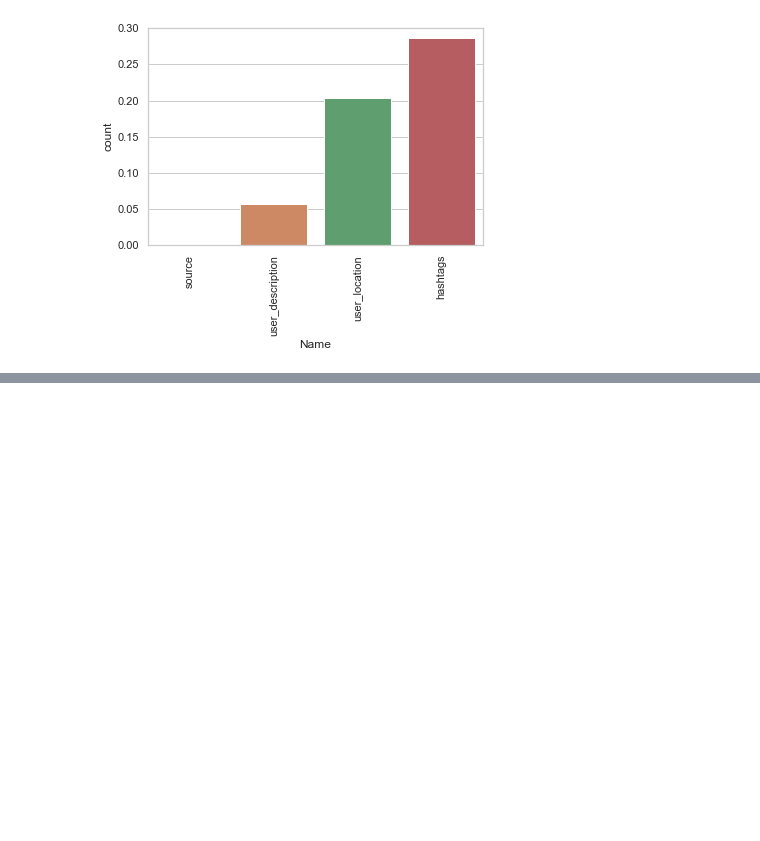
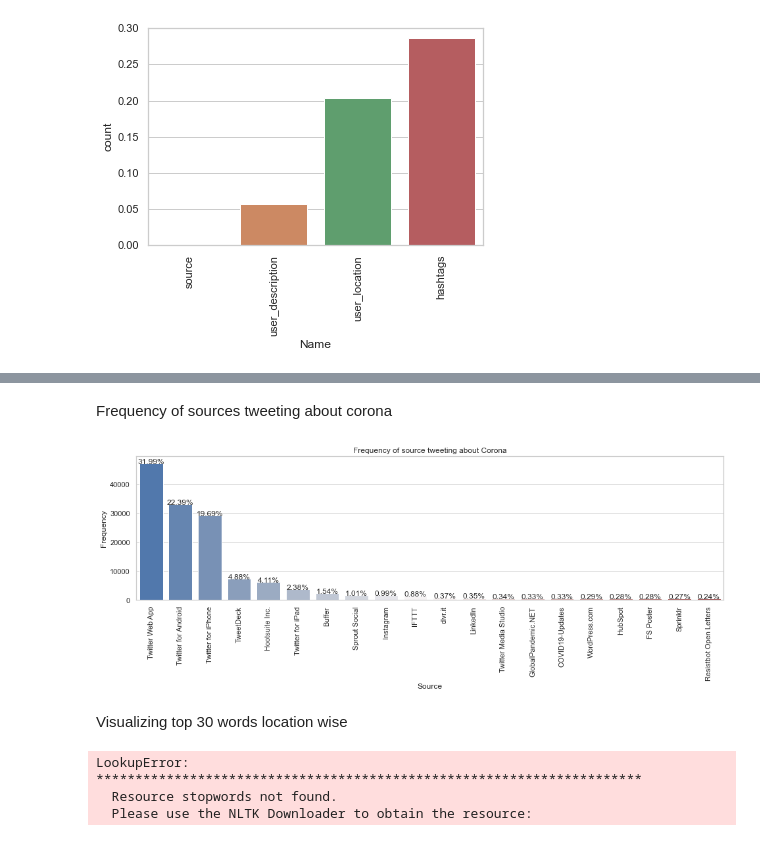
Before and after one commit to HorizonFirestrom/SentimentAnalysisCOVID19, a Jupyter notebook: SentimentAnalysis.ipynb, the cells around one changed output, grey strips where cells are left out. Cells and saved outputs as stored; diff of their text form; code cells hidden in the pictures; blank space fills up the shorter version.

```diff
--- a/SentimentAnalysis.ipynb
+++ b/SentimentAnalysis.ipynb
@@ -83,0 +182,25 @@ all_tweet_location.head(2)
+# %% [markdown]
+Frequency of sources tweeting about corona
+# %%
+plot_frequency_charts(tweets, 'source','Source', 'vlag')
+# %% [output]
+[figure, added]
+# %% [markdown]
+Visualizing top 30 words location wise
+# %%
+from string import punctuation
+from nltk.corpus import stopwords
+print(stopwords.words('english')[10:15])
+
+def punctuation_stopwords_removal(sms):
+    # filters charecter-by-charecter : ['h', 'e', 'e', 'l', 'o', 'o', ' ', 'm', 'y', ' ', 'n', 'a', 'm', 'e', ' ', 'i', 's', ' ', 'p', 'u', 'r', 'v', 'a']
+    remove_punctuation = [ch for ch in sms if ch not in punctuation]
+    # convert them back to sentences and split into words
+    remove_punctuation = "".join(remove_punctuation).split()
+    filtered_sms = [word.lower() for word in remove_punctuation if word.lower() not in stopwords.words('english')]
+    return filtered_sms
+# %% [output]
+LookupError:
+**********************************************************************
+  Resource stopwords not found.
+  Please use the NLTK Downloader to obtain the resource:
```
Also changed, not shown: parts of 18 cells of this notebook.
